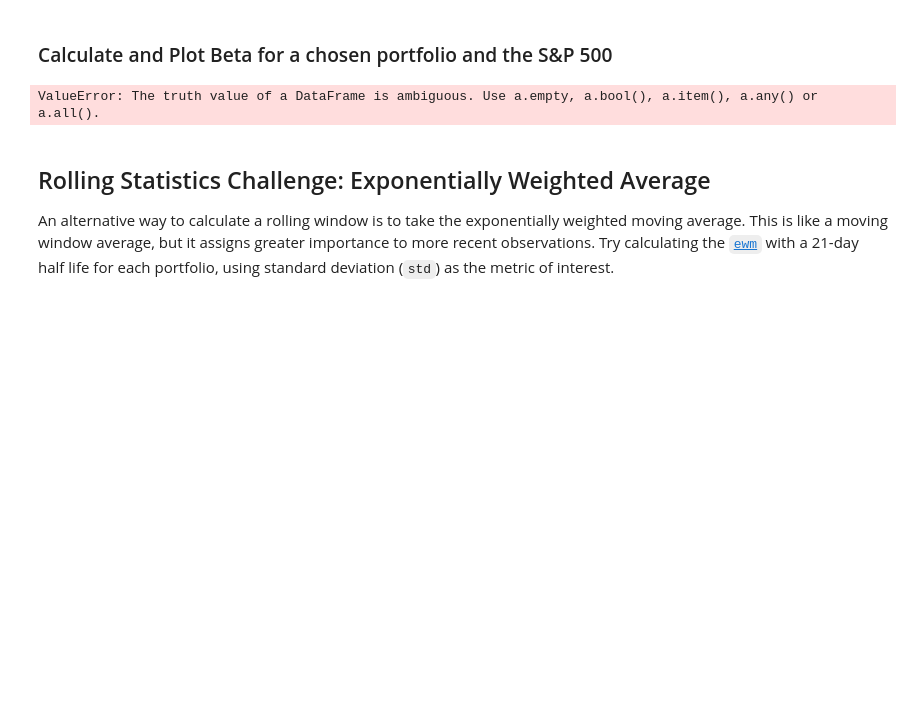
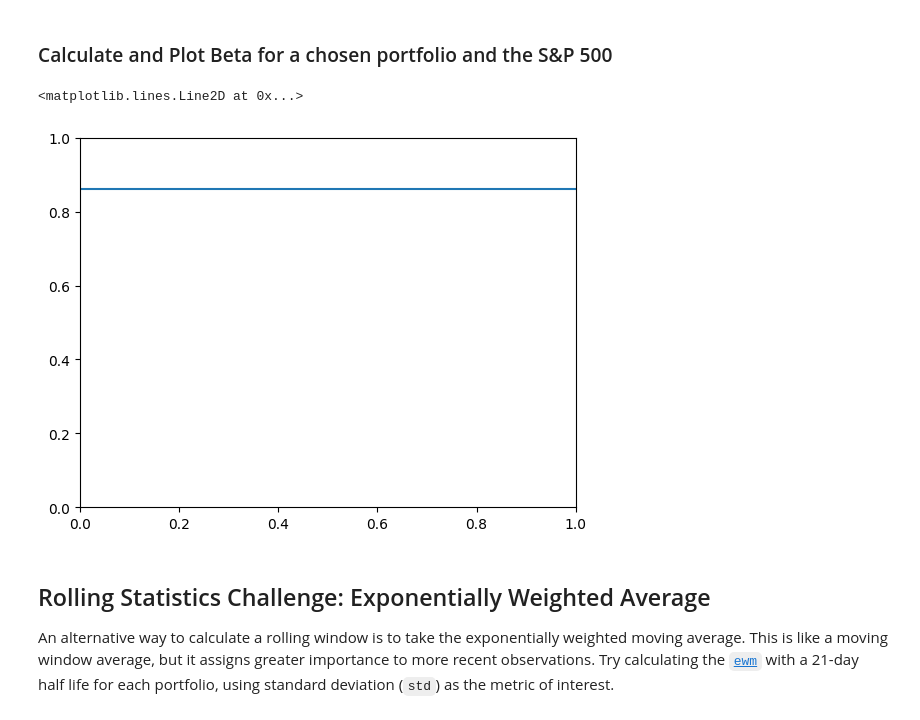
Before and after one commit to bittraidr/Challenge_4, a Jupyter notebook: whale_analysis.ipynb, the cells around one changed output. Saved outputs shown, nothing was run; the diff lists cells and outputs as text; code cells hidden in the pictures; blank space fills up the shorter version.

```diff
--- a/whale_analysis.ipynb
+++ b/whale_analysis.ipynb
@@ -357,19 +357,24 @@ correlation_matrix.plot(figsize=(20,10), title="Correlation Matrix")
 # %% [markdown]
 ### Calculate and Plot Beta for a chosen portfolio and the S&P 500
 # %%
+import matplotlib.pyplot as plt
+
 # Calculate covariance of a single portfolio
-covariance = algo_returns.cov(sp500_daily)
+covariance = combined_returns["SOROS FUND MANAGEMENT LLC"].cov(combined_returns["SP500 Daily Returns"])
 
 # Calculate variance of S&P 500
-variance_sp500 = sp500_daily.var()
+variance = combined_returns["SP500 Daily Returns"].var()
 
-# Computing beta
-beta = covariance / variance_sp500
+# Compute beta
+beta_trend = covariance / variance
 
-# Plot beta trend
-beta.plot()
+beta_trend
+
+# Plot beta trend as a horizontal line
+plt.axhline(y=beta_trend, label='Beta')
 # %% [output]
-ValueError: The truth value of a DataFrame is ambiguous. Use a.empty, a.bool(), a.item(), a.any() or a.all().
+<matplotlib.lines.Line2D at 0x...>
+[figure, added]
 # %% [markdown]
 ## Rolling Statistics Challenge: Exponentially Weighted Average
 
```
Also changed, not shown: parts of 19 cells of this notebook.
